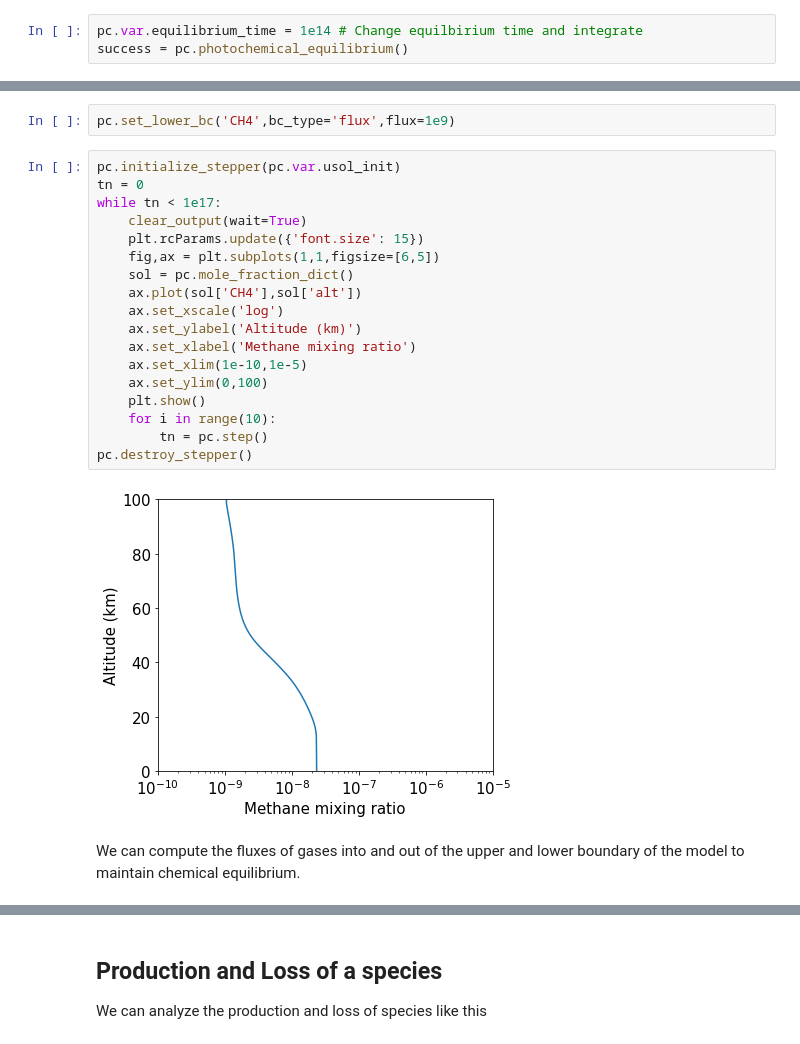
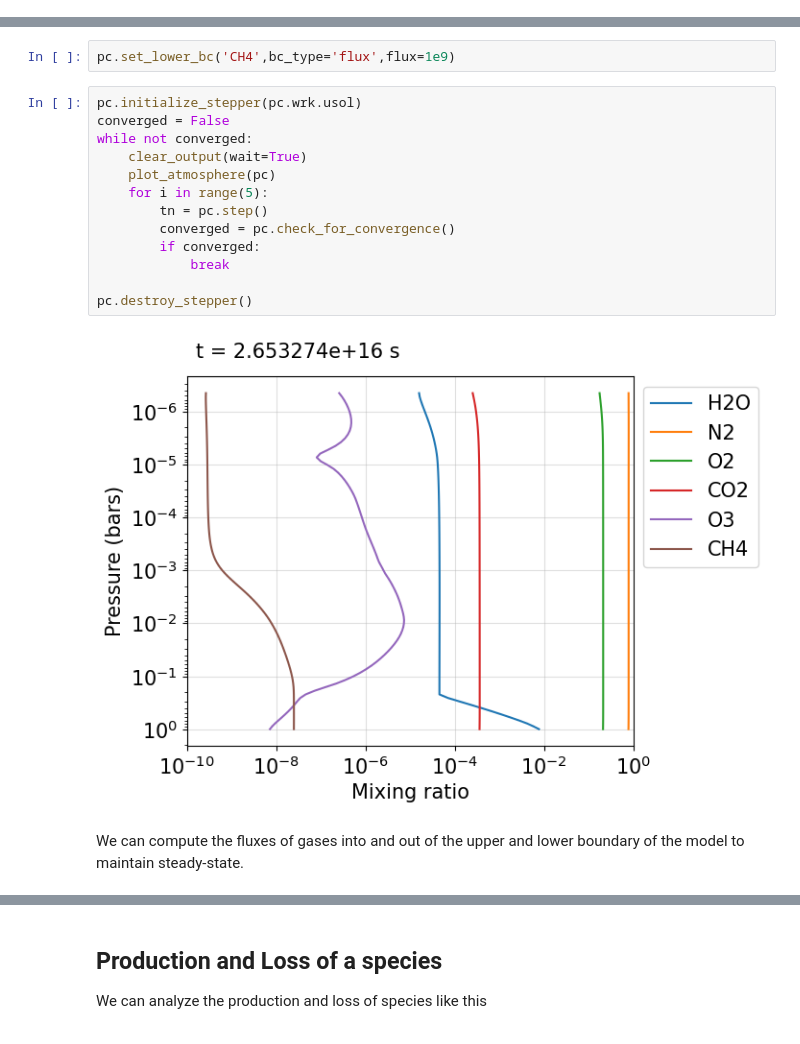
Before and after one commit to Nicholaswogan/photochem, a Jupyter notebook: examples/Tutorial.ipynb, the cells around one changed output, grey strips where cells are left out. Saved outputs shown, nothing was run; the diff lists cells and outputs as text.

```diff
--- a/examples/Tutorial.ipynb
+++ b/examples/Tutorial.ipynb
@@ -38,3 +31,0 @@ success = pc.photochemical_equilibrium()
-# %%
-pc.var.equilibrium_time = 1e14 # Change equilbirium time and integrate
-success = pc.photochemical_equilibrium()
@@ -66,27 +140,22 @@ Currently, the boundary condition for CH$_4$ is fixed mixing ratio. Below I chan
 # %%
 pc.set_lower_bc('CH4',bc_type='flux',flux=1e9)
-# %%
-pc.initialize_stepper(pc.var.usol_init)
-tn = 0
-while tn < 1e17:
-    clear_output(wait=True)
-    plt.rcParams.update({'font.size': 15})
-    fig,ax = plt.subplots(1,1,figsize=[6,5])
-    sol = pc.mole_fraction_dict()
-    ax.plot(sol['CH4'],sol['alt'])
-    ax.set_xscale('log')
-    ax.set_ylabel('Altitude (km)')
-    ax.set_xlabel('Methane mixing ratio')
-    ax.set_xlim(1e-10,1e-5)
-    ax.set_ylim(0,100)
-    plt.show()
-    for i in range(10):
-        tn = pc.step()
-pc.destroy_stepper()
-# %% [output]
-[figure, removed]
+# %%
+pc.initialize_stepper(pc.wrk.usol)
+converged = False
+while not converged:
+    clear_output(wait=True)
+    plot_atmosphere(pc)
+    for i in range(5):
+        tn = pc.step()
+        converged = pc.check_for_convergence()
+        if converged:
+            break
+
+pc.destroy_stepper()
+# %% [output]
+[figure, added]
 # %% [markdown]
-We can compute the fluxes of gases into and out of the upper and lower boundary of the model to maintain chemical equilibrium.
+We can compute the fluxes of gases into and out of the upper and lower boundary of the model to maintain steady-state.
 # %%
 surf, top = pc.gas_fluxes() # all in (molecules/cm2/s)
 print(surf['CH4'])
```
Also changed, not shown: parts of 36 cells of this notebook.
